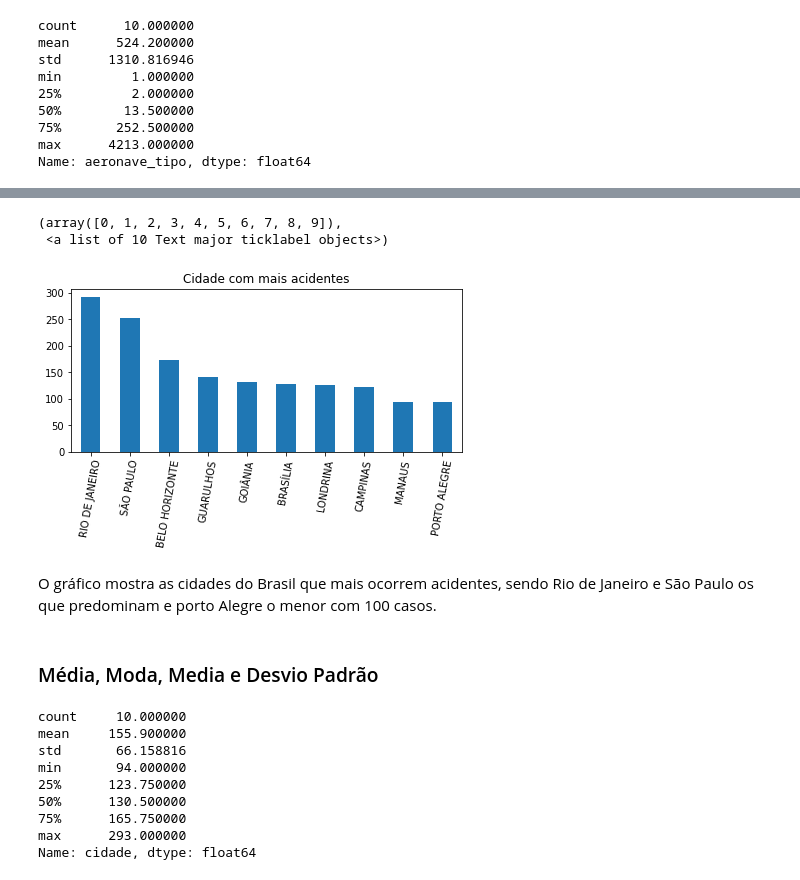
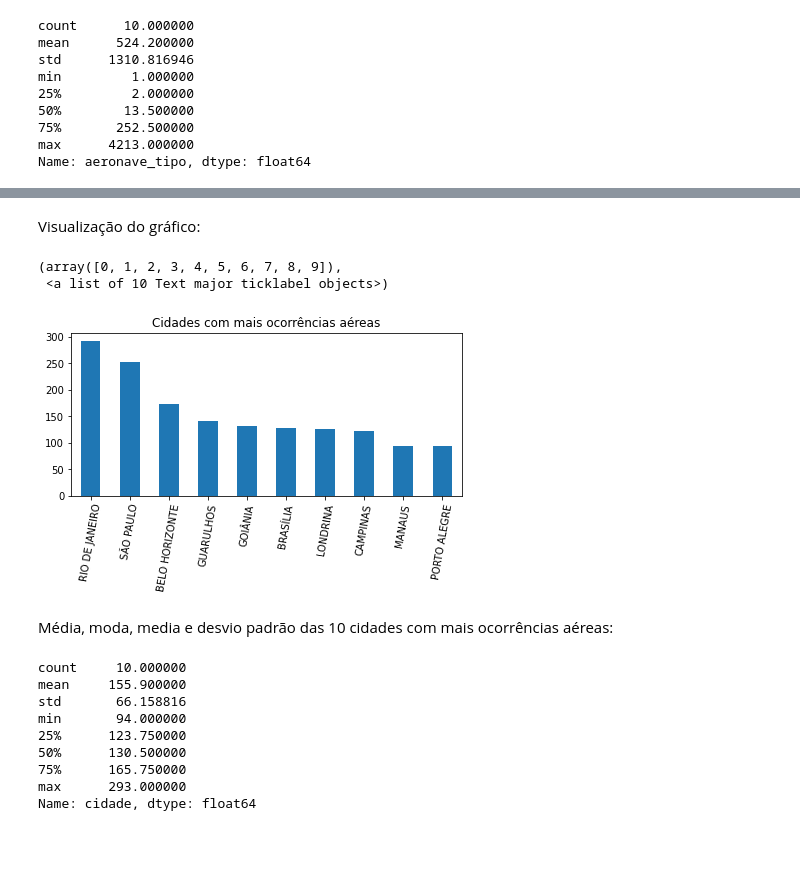
Before and after one commit to diogo-agb/analise-dados-acidentes-aereos, a Jupyter notebook: projeto-analise-dados.ipynb, the cells around one changed output, grey strips where cells are left out. Drawn from its saved outputs; the diff is of its cells as text; code cells hidden in the pictures; blank space fills up the shorter version.

```diff
--- a/projeto-analise-dados.ipynb
+++ b/projeto-analise-dados.ipynb
@@ -481,14 +500,14 @@ cidade = acidentes_aereos['cidade'].value_counts().head(10)
+# %% [markdown]
+Visualização do gráfico:
 # %%
-cidade.plot(kind='bar', subplots=True, label="Cidade com mais acidentes" ,figsize=(7, 3))
+cidade.plot(kind='bar', subplots=True, label="Cidades com mais ocorrências aéreas" ,figsize=(7, 3))
 plt.xticks(rotation=80)
 # %% [output]
 (array([0, 1, 2, 3, 4, 5, 6, 7, 8, 9]),
  <a list of 10 Text major ticklabel objects>)
-[figure, old version]
+[figure, new version]
-# %% [markdown]
-O gráfico mostra as cidades do Brasil que mais ocorrem acidentes, sendo Rio de Janeiro e São Paulo os que predominam e porto Alegre o menor com 100 casos.
-# %% [markdown]
-### Média, Moda, Media e Desvio Padrão
+# %% [markdown]
+Média, moda, media e desvio padrão das 10 cidades com mais ocorrências aéreas:
 # %%
 cidade.describe()
 # %% [output]
```
Also changed, not shown: parts of 115 cells of this notebook.
